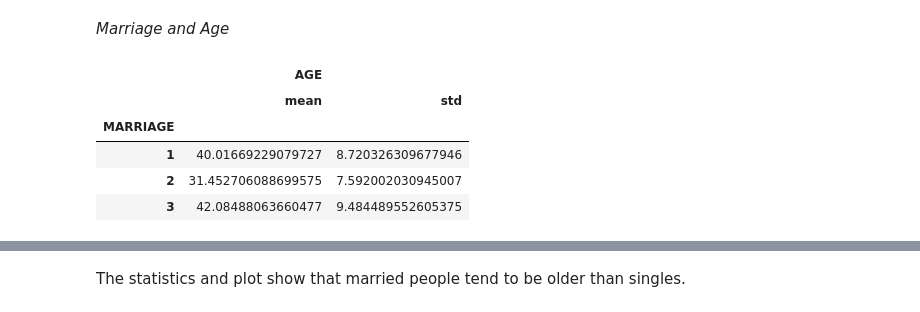
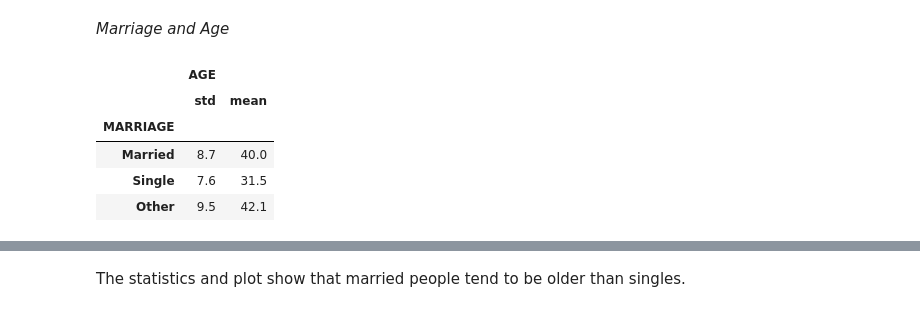
Before and after one commit to gblinick/Predicting-Credit-Card-Default-in-sci-kit-learn, a Jupyter notebook: EDA/EDA Scratchpad.ipynb, the cells around one changed output, grey strips where cells are left out. Saved outputs shown, nothing was run; the diff lists cells and outputs as text; code cells hidden in the pictures.

```diff
--- a/EDA/EDA Scratchpad.ipynb
+++ b/EDA/EDA Scratchpad.ipynb
@@ -519,0 +447,37 @@ data.loc[replace,'default'] = 1
+# %%
+# Replace values for better labelling
+replace = (data["EDUCATION"] == 1)
+data.loc[replace,'EDUCATION'] = "Graduate School"
+replace = (data["EDUCATION"] == 2)
+data.loc[replace,'EDUCATION'] = "University"
+replace = (data["EDUCATION"] == 3)
+data.loc[replace,'EDUCATION'] = "High School"
+replace = (data["EDUCATION"] == 4)
+data.loc[replace,'EDUCATION'] = "Other"
+
+# Replace numbers with strings for the purpose of better labelling on graphs
+replace = (data["default"] == 0)
+data.loc[replace,'default'] = "No"
+replace = (data["default"] == 1)
+data.loc[replace,'default'] = "Yes"
+
+
+g = sns.FacetGrid(data, col='EDUCATION', hue='default',height=4, aspect=1, hue_order=["No", "Yes"], sharey=False)
+g = g.map(plt.hist, 'AGE', alpha=0.5).set_axis_labels('AGE','Count').set_titles(("{col_name}"))
+g.add_legend()
+g.savefig('Education_and_Age')
+
+# Return back for correlation purposes
+replace = (data["EDUCATION"] == "Graduate School")
+data.loc[replace,'EDUCATION'] = 1
+replace = (data["EDUCATION"] == "University")
+data.loc[replace,'EDUCATION'] = 2
+replace = (data["EDUCATION"] == "High School")
+data.loc[replace,'EDUCATION'] = 3
+replace = (data["EDUCATION"] == "Other")
+data.loc[replace,'EDUCATION'] = 4
+
+replace = (data["default"] == "No")
+data.loc[replace,'default'] = 0
+replace = (data["default"] == "Yes")
+data.loc[replace,'default'] = 1
@@ -628,11 +564,12 @@ Married people more likely to default than singles, but the difference isn't tha
 *Marriage and Age*
 # %%
 var = data[['MARRIAGE', 'AGE']].groupby('MARRIAGE').agg({'mean', 'std'})
-var
+var.rename(index = {1:"Married", 2:"Single", 3:"Other"}, inplace=True)
+var.round(1)
 # %% [output]
 |  | AGE |  |
-|  | mean | std |
+|  | std | mean |
 | MARRIAGE |  |  |
-| 1 | 40.01669229079727 | 8.720326309677946 |
-| 2 | 31.452706088699575 | 7.592002030945007 |
-| 3 | 42.08488063660477 | 9.484489552605375 |
+| Married | 8.7 | 40.0 |
+| Single | 7.6 | 31.5 |
+| Other | 9.5 | 42.1 |
```
Also changed, not shown: parts of 68 cells of this notebook.
